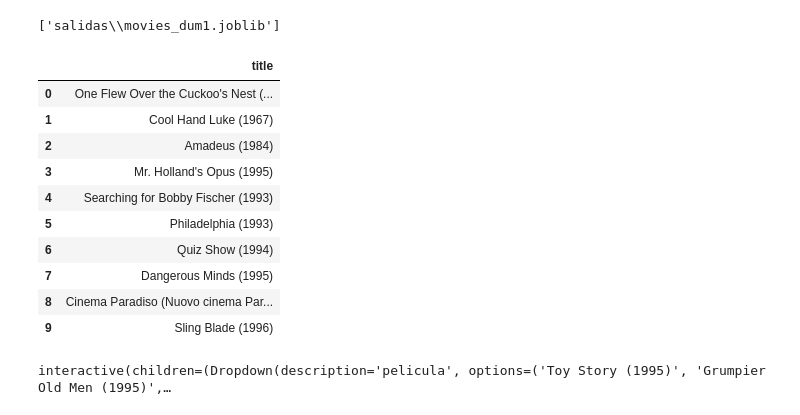
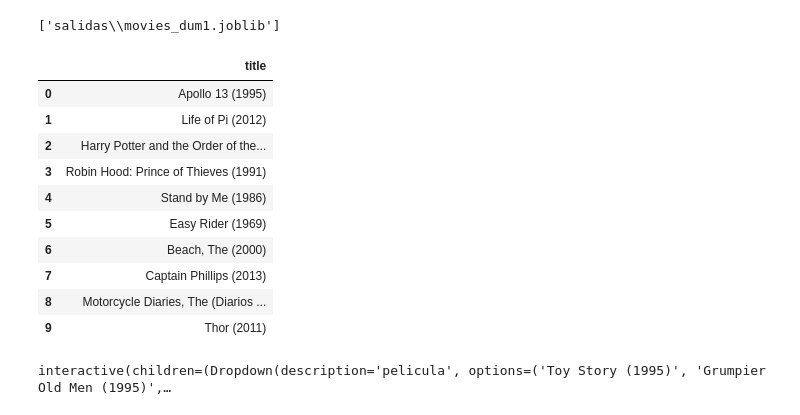
Before and after one commit to AleAguirreM/Analitica3AA, a Jupyter notebook: c_modelos.ipynb, the cells around one changed output. Drawn from its saved outputs; the diff is of its cells as text; code cells hidden in the pictures.

```diff
--- a/c_modelos.ipynb
+++ b/c_modelos.ipynb
@@ -233,50 +277,50 @@ joblib.dump(movies_dum1,"salidas\\movies_dum1.joblib") ### para utilizar en segu
 # %% [output]
 ['salidas\\movies_dum1.joblib']
 # %%
-m = 'Streetcar Named Desire, A (1951)'
+m = 'Apollo 13 (1995)'
 ind_movie = movies1[movies1['title'] == m].index.values.astype(int)[0]
 
 # Suponiendo que 'movies_dum1' es el DataFrame con características codificadas como dummies
 similar_movies = movies_dum1.corrwith(movies_dum1.iloc[ind_movie, :], axis=1)
 
 # Ordenar películas similares por correlación
 similar_movies = similar_movies.sort_values(ascending=False)
 
 # Excluir la película de referencia de la lista de películas similares
 similar_movies = similar_movies.drop(ind_movie)
 
 # Inicializar una lista para almacenar las películas recomendadas
 recommended_movies = []
 
 # Iterar sobre las películas similares y agregar películas únicas a la lista de recomendaciones
 for movie_index in similar_movies.index:
     # Obtener el nombre de la película
     movie_title = movies1["title"].iloc[movie_index]
     # Verificar si la película ya está en la lista de recomendaciones
     if movie_title not in recommended_movies:
         # Agregar la película a la lista de recomendaciones
         recommended_movies.append(movie_title)
     # Verificar si ya hemos seleccionado suficientes recomendaciones (10 en este caso)
     if len(recommended_movies) >= 10:
         break
 
 # Crear un DataFrame con las películas recomendadas
 top_similar_movies = pd.DataFrame(recommended_movies, columns=["title"])
 
 # Mostrar las películas más similares
 top_similar_movies
 # %% [output]
 |  | title |
-| 0 | One Flew Over the Cuckoo's Nest (... |
-| 1 | Cool Hand Luke (1967) |
-| 2 | Amadeus (1984) |
-| 3 | Mr. Holland's Opus (1995) |
-| 4 | Searching for Bobby Fischer (1993) |
-| 5 | Philadelphia (1993) |
-| 6 | Quiz Show (1994) |
-| 7 | Dangerous Minds (1995) |
-| 8 | Cinema Paradiso (Nuovo cinema Par... |
-| 9 | Sling Blade (1996) |
+| 0 | Apollo 13 (1995) |
+| 1 | Life of Pi (2012) |
+| 2 | Harry Potter and the Order of the... |
+| 3 | Robin Hood: Prince of Thieves (1991) |
+| 4 | Stand by Me (1986) |
+| 5 | Easy Rider (1969) |
+| 6 | Beach, The (2000) |
+| 7 | Captain Phillips (2013) |
+| 8 | Motorcycle Diaries, The (Diarios ... |
+| 9 | Thor (2011) |
 # %%
 def recomendacion(pelicula=list(full['title'])):
     # Obtener el índice de la película seleccionada de la lista
```
Also changed, not shown: parts of 6 cells of this notebook.
